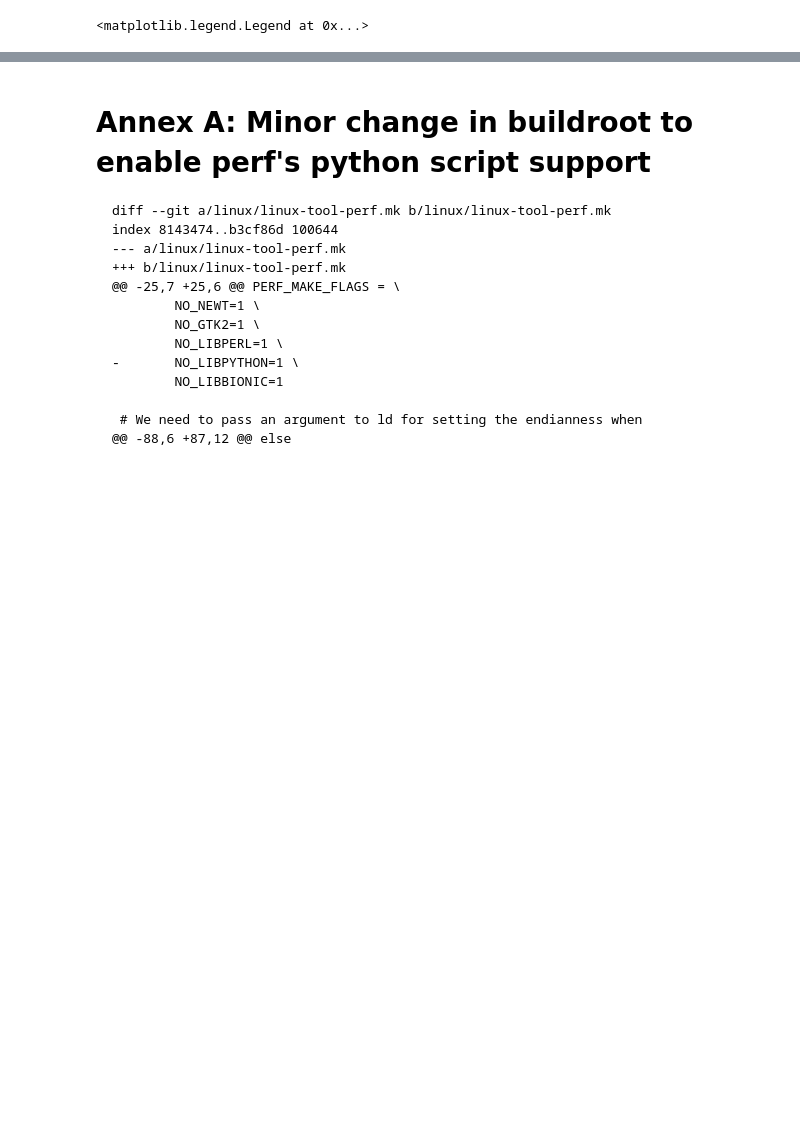
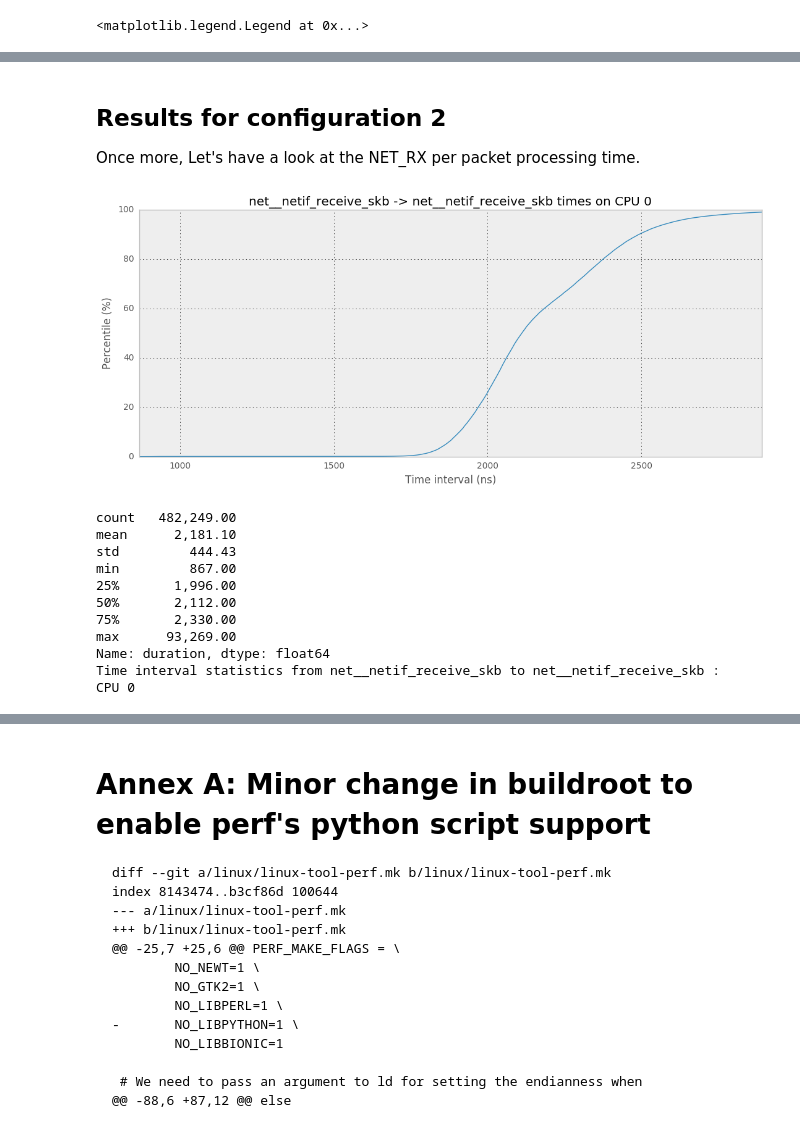
Before and after one commit to aberlemont/notes-on-linux-and-performance, a Jupyter notebook: net/network_reception_part1.ipynb, the cells around one changed output, grey strips where cells are left out. Saved outputs shown, nothing was run; the diff lists cells and outputs as text; code cells hidden in the pictures; blank space fills up the shorter version.

```diff
--- a/net/network_reception_part1.ipynb
+++ b/net/network_reception_part1.ipynb
@@ -619,0 +712,22 @@ pushed into the socket queue (and pulled by the syscall recvmsg).
+# %% [markdown]
+## Results for configuration 2
+
+Once more, Let's have a look at the NET_RX per packet processing time.
+# %%
+fname = '/home/alexis/workspace/tmp_public/recv_1core_affinity2_ms100.csv'
+df = pd.read_csv(fname)
+lps.print_event_intervals(df, 'net__netif_receive_skb', 'net__netif_receive_skb')
+lps.plot_event_intervals(df, 'net__netif_receive_skb', 'net__netif_receive_skb')
+# %% [output]
+[figure, added]
+count   482,249.00
+mean      2,181.10
+std         444.43
+min         867.00
+25%       1,996.00
+50%       2,112.00
+75%       2,330.00
+max      93,269.00
+Name: duration, dtype: float64
+Time interval statistics from net__netif_receive_skb to net__netif_receive_skb :
+CPU 0
```
Also changed, not shown: parts of 12 cells of this notebook.
